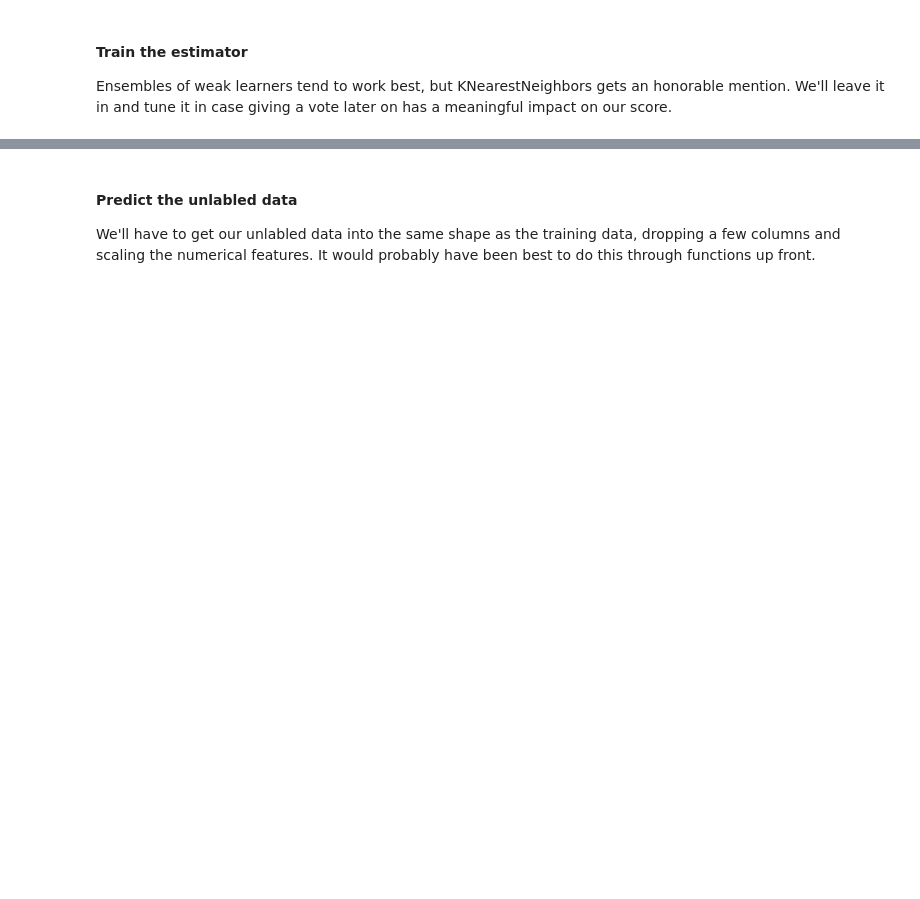
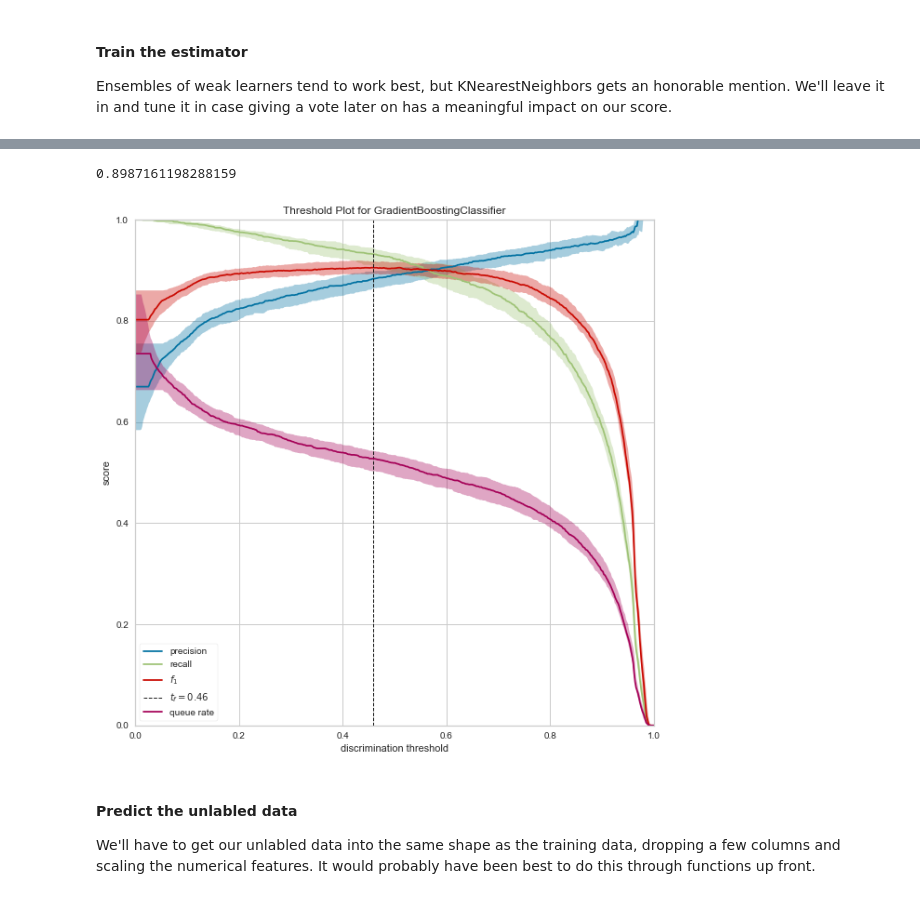
Before and after one commit to fagan2888/Energy-Costs, a Jupyter notebook: Machine Learning/energy_adoption_final-binary.ipynb, the cells around one changed output, grey strips where cells are left out. Saved outputs shown, nothing was run; the diff lists cells and outputs as text; code cells hidden in the pictures; blank space fills up the shorter version.

Commit message:
add discrimination threshold to two-class version

```diff
--- a/Machine Learning/energy_adoption_final-binary.ipynb
+++ b/Machine Learning/energy_adoption_final-binary.ipynb
@@ -201,3 +198,21 @@ knn_fitted.score(X_test,y_test)
+# %%
+from sklearn.ensemble import GradientBoostingClassifier
+gbc = GradientBoostingClassifier(loss='exponential')
+gbc_fitted = gbc.fit(X_train,y_train)
+gbc_fitted.score(X_test, y_test)
+# %% [output]
+0.8987161198288159
+# %%
+from yellowbrick.classifier import DiscriminationThreshold
+
+fig = plt.figure(figsize=(10,10))
+ax = fig.add_subplot(111)
+
+visualizer = DiscriminationThreshold(model=gbc,ax=ax)
+visualizer.fit(X_train,y_train)
+visualizer.poof('discrimination_threshold.png')
+# %% [output]
+[figure, added]
 # %% [markdown]
 #### Predict the unlabled data
 We'll have to get our unlabled data into the same shape as the training data, dropping a few columns and scaling the numerical features. It would probably have been best to do this through functions up front.
```
Also changed, not shown: parts of 10 cells of this notebook.
